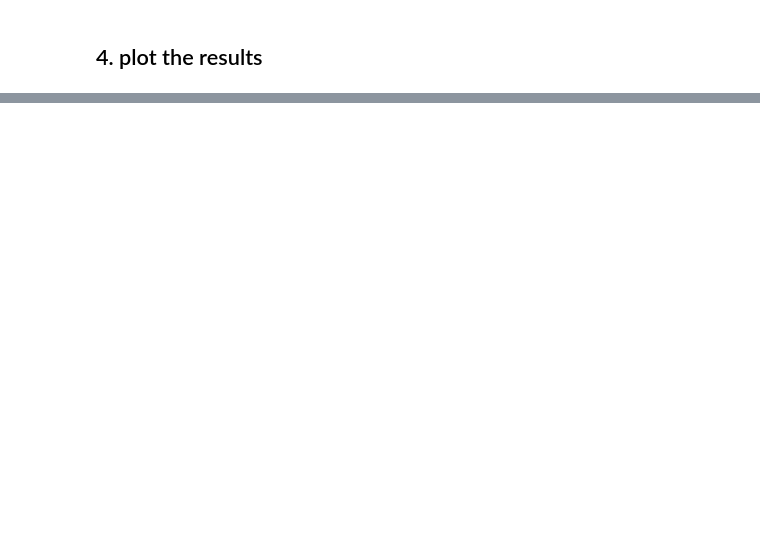
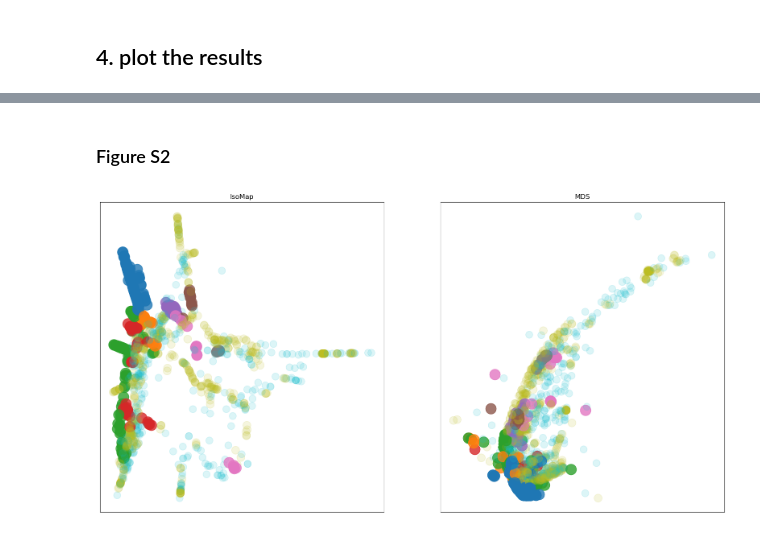
Before and after one commit to zhangrz1983/PeriodicTableWasserstein, a Jupyter notebook: periodic_table_wasserstein.ipynb, the cells around one changed output, grey strips where cells are left out. Cells and saved outputs as stored; diff of their text form; code cells hidden in the pictures; blank space fills up the shorter version.

```diff
--- a/periodic_table_wasserstein.ipynb
+++ b/periodic_table_wasserstein.ipynb
@@ -186,0 +187,4 @@ clu_both = DBSCAN(eps=1, min_samples=3, metric='precomputed').fit(df_dist)
+# %%
+clu_ptr = DBSCAN(eps=1, min_samples=3, metric='precomputed').fit(PTR_dist + LoStOP_dist)
+clu_cosine = DBSCAN(eps=1, min_samples=3, metric='precomputed').fit(cosine_dist + LoStOP_dist)
+clu_euclidean = DBSCAN(eps=1, min_samples=3, metric='precomputed').fit(euclidean_dist + LoStOP_dist)
@@ -263,2 +352,57 @@ plt.savefig('my_plot.png', dpi=300, bbox_inches='tight')
 # %%
 df_plot.to_csv('tsne_plot.csv')
+# %% [markdown]
+### Figure S2
+# %%
+
+isomap = Isomap(n_components=2)
+isomap_results = isomap.fit_transform(df_dist)
+
+mds = MDS(n_components=2)
+mds_results = mds.fit_transform(df_dist)
+
+plt.figure(figsize=(20, 10))
+
+# IsoMap
+plt.subplot(1, 2, 1)
+for i, (idx, row) in enumerate(df_plot.iterrows()):
+    if row['Final PTR'] == -1:
+        alpha = 0.15
+        size = 160
+    elif row['group name'] == 'All other groups':
+        alpha = 0.15
+        size = 200
+    else:
+        alpha = 0.8
+        size = 360
+
+    plt.scatter(isomap_results[i, 0], isomap_results[i, 1], color=row['color'], alpha=alpha, s=size)
+
+plt.title('IsoMap')
+plt.tick_params(axis='both', which='both', bottom=False, top=False, left=False, right=False)
+plt.xticks([])
+plt.yticks([])
+
+# MDS
+plt.subplot(1, 2, 2)
+for i, (idx, row) in enumerate(df_plot.iterrows()):
+    if row['Final PTR'] == -1:
+        alpha = 0.15
+        size = 160
+    elif row['group name'] == 'All other groups':
+        alpha = 0.15
+        size = 200
+    else:
+        alpha = 0.8
+        size = 360
+
+    plt.scatter(mds_results[i, 0], mds_results[i, 1], color=row['color'], alpha=alpha, s=size)
+
+plt.title('MDS')
+plt.tick_params(axis='both', which='both', bottom=False, top=False, left=False, right=False)
+plt.xticks([])
+plt.yticks([])
+plt.savefig('compare.png', dpi=600, bbox_inches='tight')
+plt.show()
+# %% [output]
+[figure, added]
```
Also changed, not shown: parts of 36 cells of this notebook, 3 other files.
